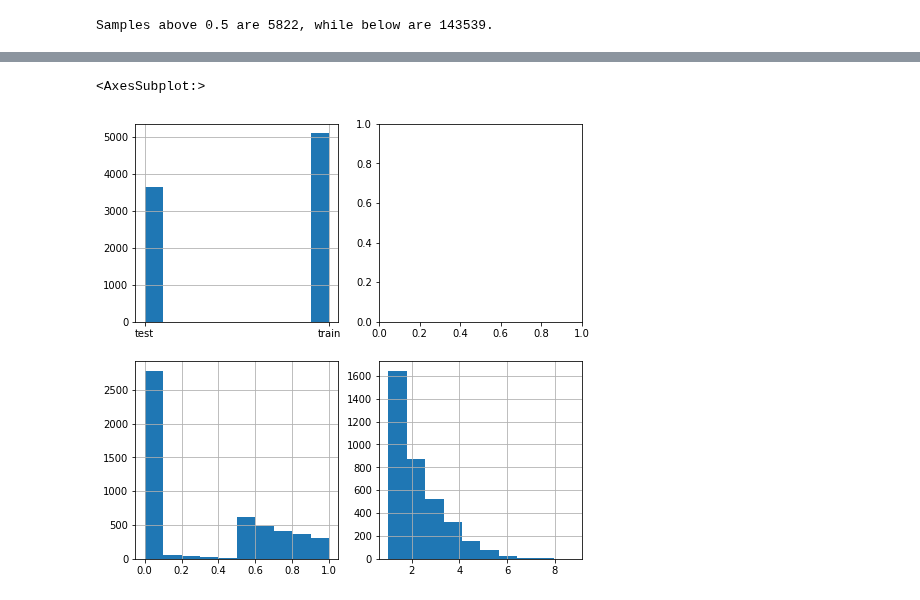
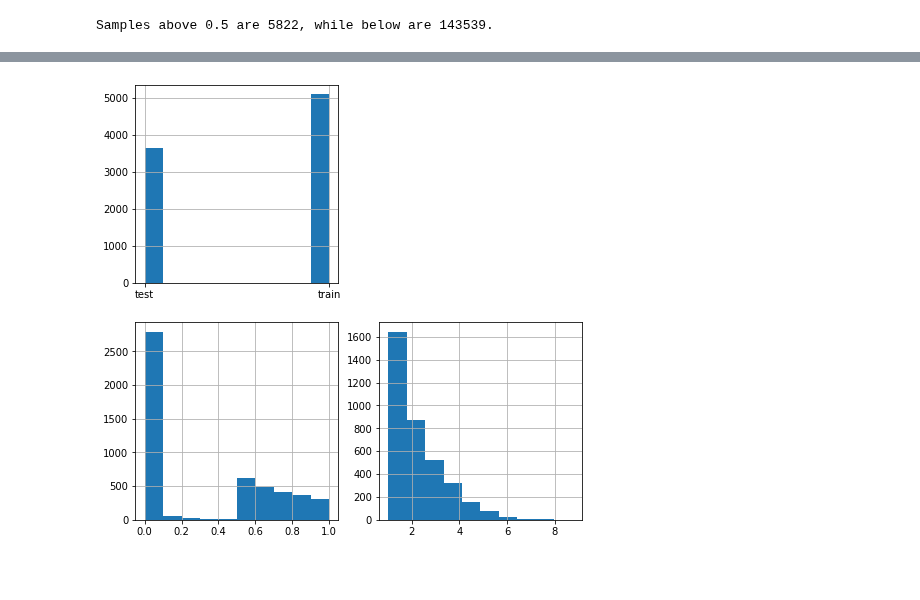
Before and after one commit to J-SNACKKB/FLIP, a Jupyter notebook: collect_splits/3_gb1.ipynb, the cells around one changed output, grey strips where cells are left out. Saved outputs shown, nothing was run; the diff lists cells and outputs as text; code cells hidden in the pictures; blank space fills up the shorter version.

```diff
--- a/collect_splits/3_gb1.ipynb
+++ b/collect_splits/3_gb1.ipynb
@@ -218,9 +229,15 @@ four_mutations_data.query('split_2_set=="test"')['Fitness'].hist(ax=ax[1,1])
 # %%
-# split 3: train on single, double & triple mutants (and WT), train on everything else
-four_mutations_data['split_3_set'] = keep_mask.HD.apply(lambda x: "train" if x <= 3 else "test")
+# split 3: train on single, double & triple mutants (and WT), test on everything else
+four_mutations_data['three_vs_rest'] = keep_mask.HD.apply(lambda x: "train" if x <= 3 else "test")
 
 fig, ax = plt.subplots(nrows=2, ncols=2, figsize=(8, 8))
-four_mutations_data['split_3_set'].hist(ax=ax[0,0])
-four_mutations_data.query('split_3_set=="train"')['Fitness'].hist(ax=ax[1,0])
-four_mutations_data.query('split_3_set=="test"')['Fitness'].hist(ax=ax[1,1])
+four_mutations_data['three_vs_rest'].hist(ax=ax[0,0])
+four_mutations_data.query('three_vs_rest=="train"')['Fitness'].hist(ax=ax[1,0])
+four_mutations_data.query('three_vs_rest=="test"')['Fitness'].hist(ax=ax[1,1])
+ax[0,1].set_visible(False)
+
+# Randomly pick 10% of train for validation
+train_indices = four_mutations_data.query('three_vs_rest=="train"').index
+_, val_indices = train_test_split(train_indices, test_size=0.1, random_state=11)
+four_mutations_data.loc[val_indices, 'three_vs_rest_validation'] = True
 # %% [output]
@@ -229,11 +245,17 @@ four_mutations_data.query('split_3_set=="test"')['Fitness'].hist(ax=ax[1,1])
 # %%
 # split 4: random train/test split to 80/20
-four_mutations_data['split_4_set'] = keep_mask.HD.apply(
+four_mutations_data['sampled'] = keep_mask.HD.apply(
     lambda x: "train" if random.choices([True, False], weights=[0.8, 0.2], k=1)[0] else "test"
 )
 
 fig, ax = plt.subplots(nrows=2, ncols=2, figsize=(8, 8))
-four_mutations_data['split_4_set'].hist(ax=ax[0,0])
-four_mutations_data.query('split_4_set=="train"')['Fitness'].hist(ax=ax[1,0])
-four_mutations_data.query('split_4_set=="test"')['Fitness'].hist(ax=ax[1,1])
+four_mutations_data['sampled'].hist(ax=ax[0,0])
+four_mutations_data.query('sampled=="train"')['Fitness'].hist(ax=ax[1,0])
+four_mutations_data.query('sampled=="test"')['Fitness'].hist(ax=ax[1,1])
+ax[0,1].set_visible(False)
+
+# Randomly pick 10% of train for validation
+train_indices = four_mutations_data.query('sampled=="train"').index
+_, val_indices = train_test_split(train_indices, test_size=0.1, random_state=11)
+four_mutations_data.loc[val_indices, 'sampled_validation'] = True
 # %% [output]
@@ -242,18 +263,22 @@ four_mutations_data.query('split_4_set=="test"')['Fitness'].hist(ax=ax[1,1])
 # %%
 # split 5: train on low scoring, test on high-scoring.
 # The high score is given for those sequences with experimental score above WT
-
-four_mutations_data['split_5_set'] = keep_mask.Fitness.apply(
+four_mutations_data['low_vs_high'] = keep_mask.Fitness.apply(
     lambda x: "train" if x < WT.Fitness else "test"
 )
 
 fig, ax = plt.subplots(nrows=2, ncols=2, figsize=(8, 8))
-four_mutations_data['split_5_set'].hist(ax=ax[0,0])
-four_mutations_data.query('split_5_set=="train"')['Fitness'].hist(ax=ax[1,0])
-four_mutations_data.query('split_5_set=="test"')['Fitness'].hist(ax=ax[1,1])
+four_mutations_data['low_vs_high'].hist(ax=ax[0,0])
+four_mutations_data.query('low_vs_high=="train"')['Fitness'].hist(ax=ax[1,0])
+four_mutations_data.query('low_vs_high=="test"')['Fitness'].hist(ax=ax[1,1])
+ax[0,1].set_visible(False)
+
+# Randomly pick 10% of train for validation
+train_indices = four_mutations_data.query('low_vs_high=="train"').index
+_, val_indices = train_test_split(train_indices, test_size=0.1, random_state=11)
+four_mutations_data.loc[val_indices, 'low_vs_high_validation'] = True
 # %% [output]
-<AxesSubplot:>
-[figure, old version]
+[figure, new version]
 # %%
 four_mutations_data.to_csv(split_path / "four_mutations_full_data.csv", index=False)
 # %%
```
Also changed, not shown: parts of 6 cells of this notebook, 4 other files.
